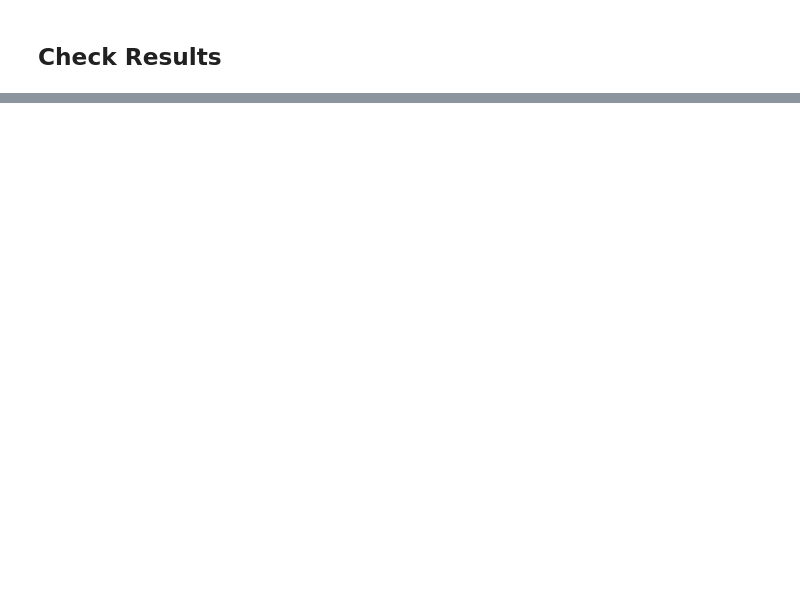
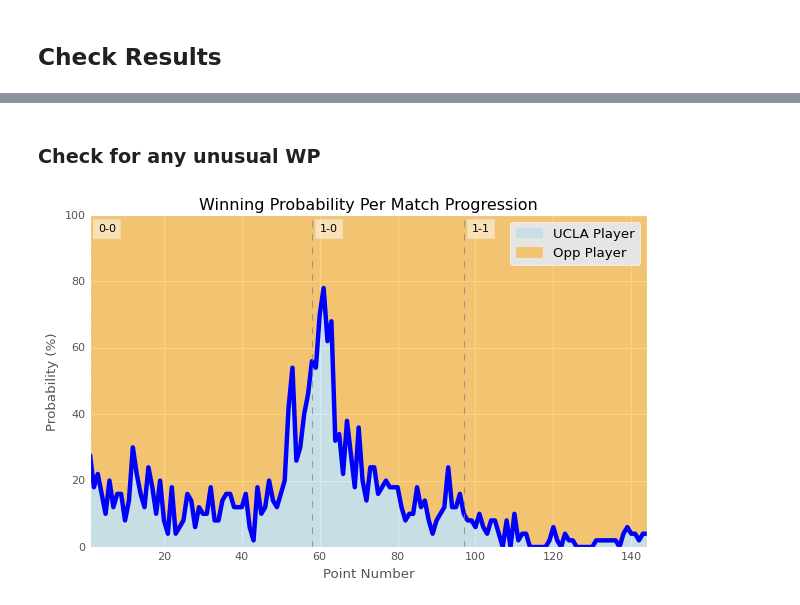
Before and after one commit to bruin-tennis-consulting/analytics, a Jupyter notebook: models/leverage_index.ipynb, the cells around one changed output, grey strips where cells are left out. Cells and saved outputs as stored; diff of their text form; code cells hidden in the pictures; blank space fills up the shorter version.

```diff
--- a/models/leverage_index.ipynb
+++ b/models/leverage_index.ipynb
@@ -309,0 +296,33 @@ data[['Name', 'is_break_point', 'match_wp_player1', 'match_leverage_player1']].h
+# %% [markdown]
+### Check for any unusual WP
+# %%
+import matplotlib.pyplot as plt
+import numpy as np
+
+# Sample data
+x = data['pointNumber']
+y = data['match_wp_player1'] * 100
+data['set_score'] = data['player1SetScore'].astype(str) + '-' + data['player2SetScore'].astype(str)
+set_score_changes = data[data['set_score'].ne(data['set_score'].shift())]
+
+plt.style.use('ggplot')
+plt.figure(figsize=(8, 5))
+
+plt.plot(x, y, color='blue')
+plt.fill_between(x, y, 0, color='lightblue', alpha=0.5, label = 'UCLA Player')
+plt.fill_between(x, y, 100, color='orange', alpha=0.5, label = "Opp Player")
+
+for idx, row in set_score_changes.iterrows():
+    plt.text(row['pointNumber'] + 2, 95, row['set_score'], fontsize=10, color='black',
+             bbox=dict(facecolor='white', alpha=0.5))
+    plt.axvline(x=row['pointNumber'], color='gray', linestyle='--', linewidth=1, alpha=0.7)
+
+plt.xlim(1, max(x))
+plt.xlabel('Point Number')
+plt.ylabel('Probability (%)')
+plt.title('Winning Probability Per Match Progression')
+plt.legend()
+plt.grid(True)
+plt.show()
+# %% [output]
+[figure, added]
```
Also changed, not shown: parts of 10 cells of this notebook, 5 other files.
